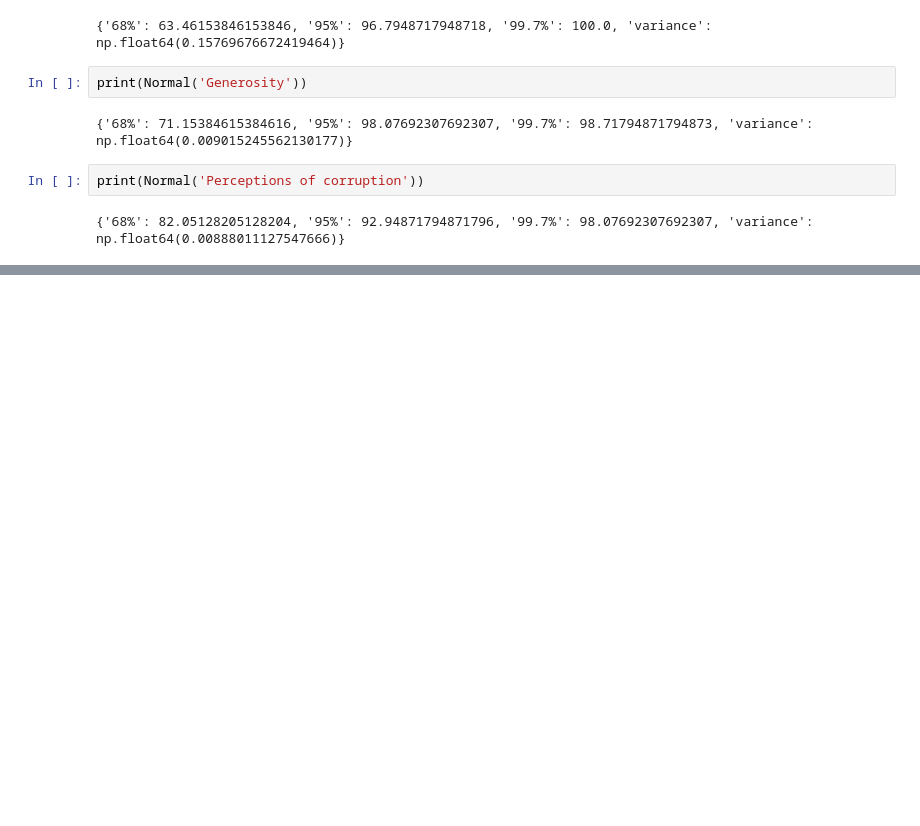
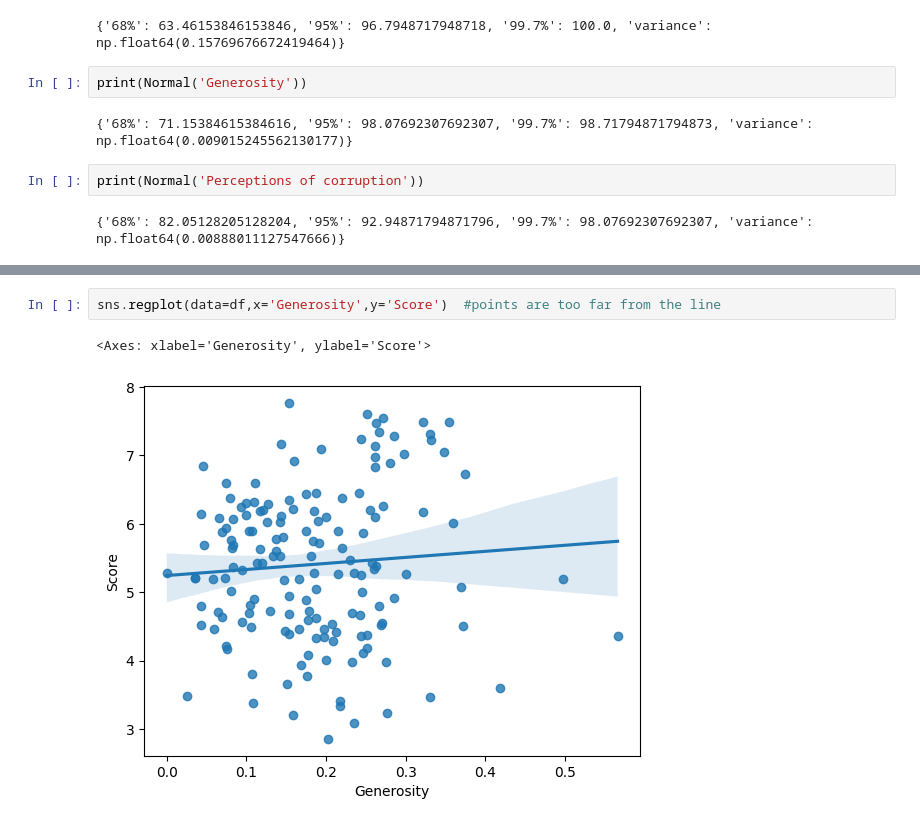
Before and after one commit to LuckyML-GKP/Data_ML_Insights, a Jupyter notebook: 2019_Happiness_report_Analysis.ipynb, the cells around one changed output, grey strips where cells are left out. Saved outputs shown, nothing was run; the diff lists cells and outputs as text; blank space fills up the shorter version.

```diff
--- a/2019_Happiness_report_Analysis.ipynb
+++ b/2019_Happiness_report_Analysis.ipynb
@@ -282,0 +287,5 @@ print(Normal('Perceptions of corruption'))
+# %%
+sns.regplot(data=df,x='Generosity',y='Score')  #points are too far from the line
+# %% [output]
+<Axes: xlabel='Generosity', ylabel='Score'>
+[figure, added]
```
Also changed, not shown: parts of 4 cells of this notebook.
